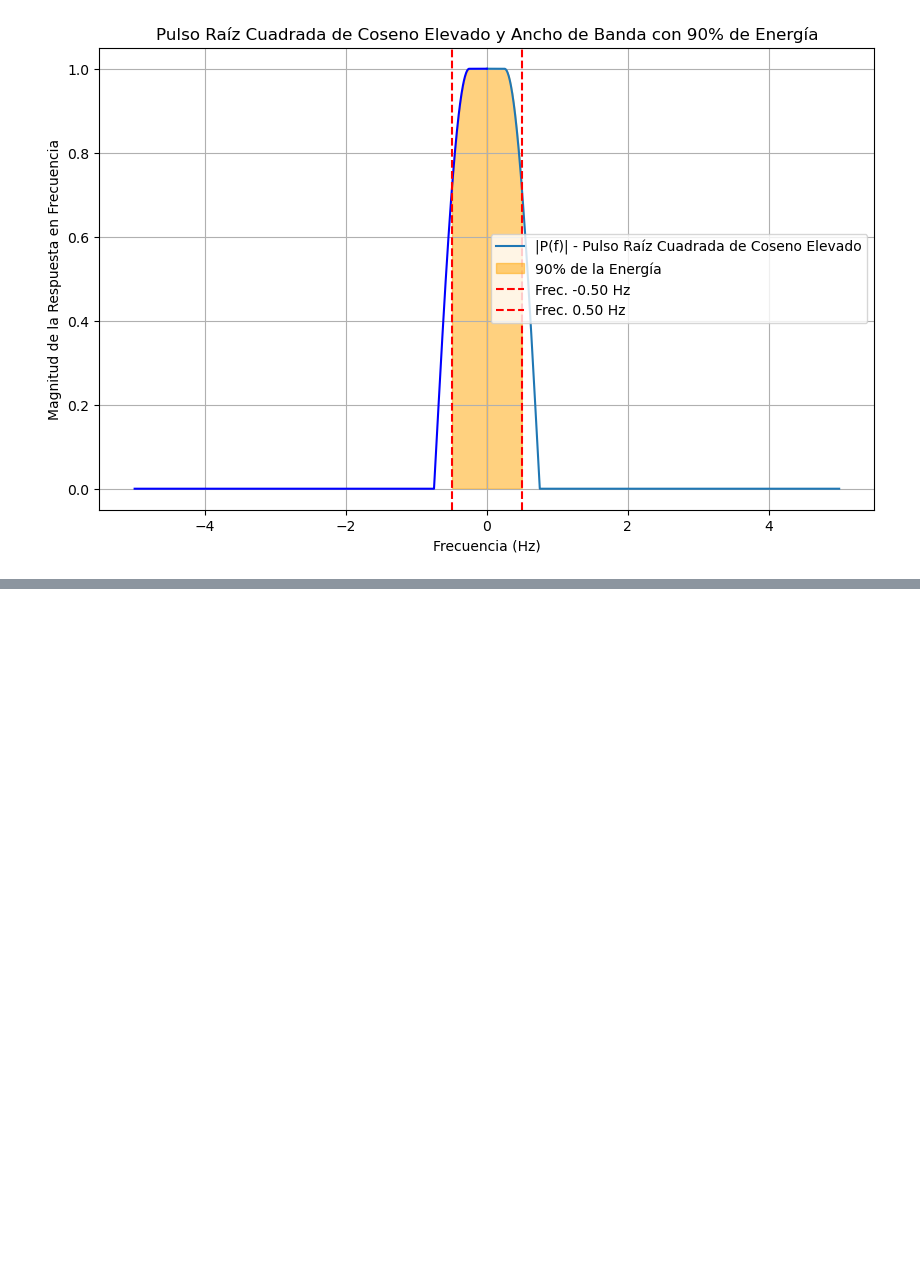
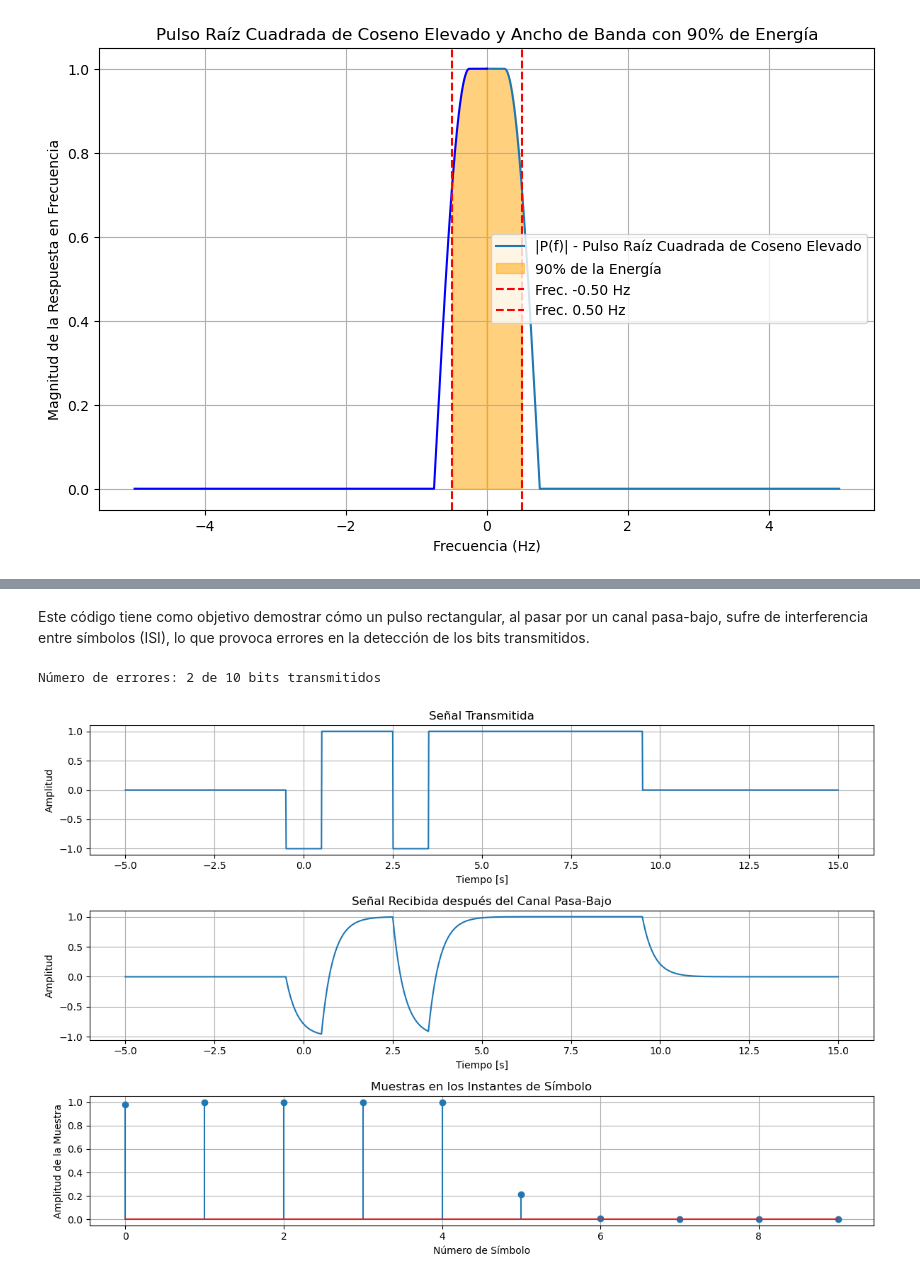
Before and after one commit to jjagerezjimenez/scd_2024-proyecto_5, a Jupyter notebook: test_p5.ipynb, the cells around one changed output, grey strips where cells are left out. Saved outputs shown, nothing was run; the diff lists cells and outputs as text; code cells hidden in the pictures; blank space fills up the shorter version.

```diff
--- a/test_p5.ipynb
+++ b/test_p5.ipynb
@@ -437,0 +464,2 @@ Ancho de banda que contiene el 90% de la energía: 0.9910 Hz
+# %% [markdown]
+Este código tiene como objetivo demostrar cómo un pulso rectangular, al pasar por un canal pasa-bajo, sufre de interferencia entre símbolos (ISI), lo que provoca errores en la detección de los bits transmitidos.
@@ -437,0 +468,78 @@ Ancho de banda que contiene el 90% de la energía: 0.9910 Hz
+# %%
+# Parámetros
+T = 1          # Duración del símbolo
+fs = 100       # Frecuencia de muestreo
+N_bits = 10    # Número de bits transmitidos
+
+# Vector de tiempo
+t = np.arange(-5*T, (N_bits + 5)*T, 1/fs)
+
+# Función del pulso rectangular
+def rect_pulse(t, T):
+    return np.where(np.abs(t) <= T/2, 1, 0)
+
+# Generación del pulso
+p_t = rect_pulse(t, T)
+
+# Señal de información (bits aleatorios)
+np.random.seed(0)
+bits = np.random.choice([-1, 1], N_bits)
+
+# Señal transmitida
+s_t = np.zeros_like(t)
+for i, bit in enumerate(bits):
+    s_t += bit * rect_pulse(t - i*T, T)
+
+# Canal pasa-bajo de un polo
+fc = 0.5  # Frecuencia de corte en Hz
+RC = 1 / (2 * np.pi * fc)
+dt = 1 / fs
+alpha_channel = dt / (RC + dt)
+b_channel = [alpha_channel]
+a_channel = [1, alpha_channel - 1]
+
+# Filtrado de la señal
+r_t = lfilter(b_channel, a_channel, s_t)
+
+# Muestreo en instantes óptimos
+sampling_times = np.array([i*T for i in range(N_bits)]) * fs + len(t)//2
+sampling_indices = sampling_times.astype(int)
+samples = r_t[sampling_indices]
+
+# Decisión en el receptor
+detected_bits = np.sign(samples)
+
+# Cálculo de errores
+errors = bits - detected_bits
+num_errors = np.sum(errors != 0)
+
+print(f"Número de errores: {num_errors} de {N_bits} bits transmitidos")
+
+# Gráficas
+plt.figure(figsize=(12, 8))
+plt.subplot(3, 1, 1)
+plt.plot(t, s_t)
+plt.title('Señal Transmitida')
+plt.xlabel('Tiempo [s]')
+plt.ylabel('Amplitud')
+plt.grid(True)
+
+plt.subplot(3, 1, 2)
+plt.plot(t, r_t)
+plt.title('Señal Recibida después del Canal Pasa-Bajo')
+plt.xlabel('Tiempo [s]')
+plt.ylabel('Amplitud')
+plt.grid(True)
+
+plt.subplot(3, 1, 3)
+plt.stem(range(N_bits), samples)  # Eliminado use_line_collection=True
+plt.title('Muestras en los Instantes de Símbolo')
+plt.xlabel('Número de Símbolo')
+plt.ylabel('Amplitud de la Muestra')
+plt.grid(True)
+
+plt.tight_layout()
+plt.show()
+# %% [output]
+Número de errores: 2 de 10 bits transmitidos
+[figure, added]
```
Also changed, not shown: parts of 6 cells of this notebook, 2 other files.
